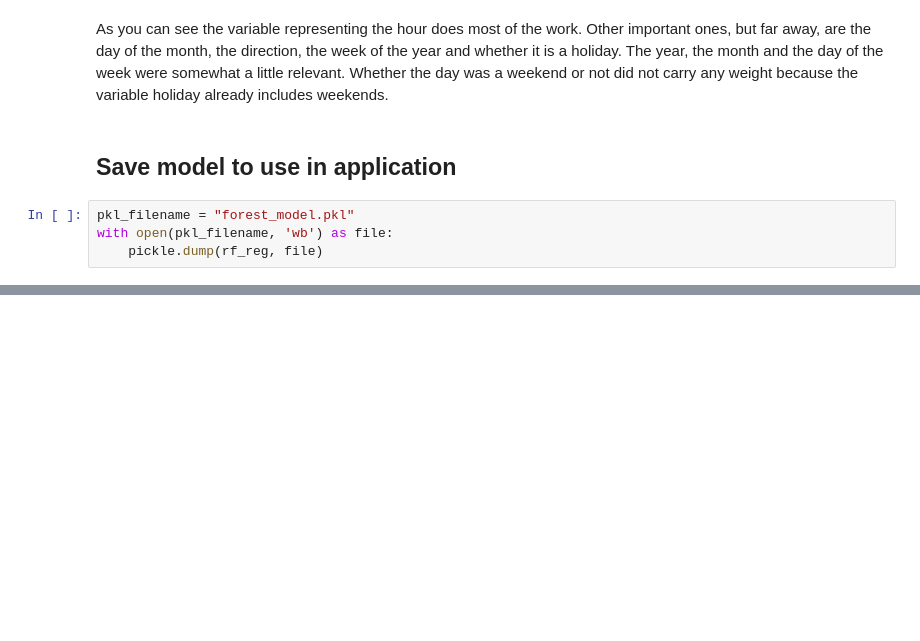
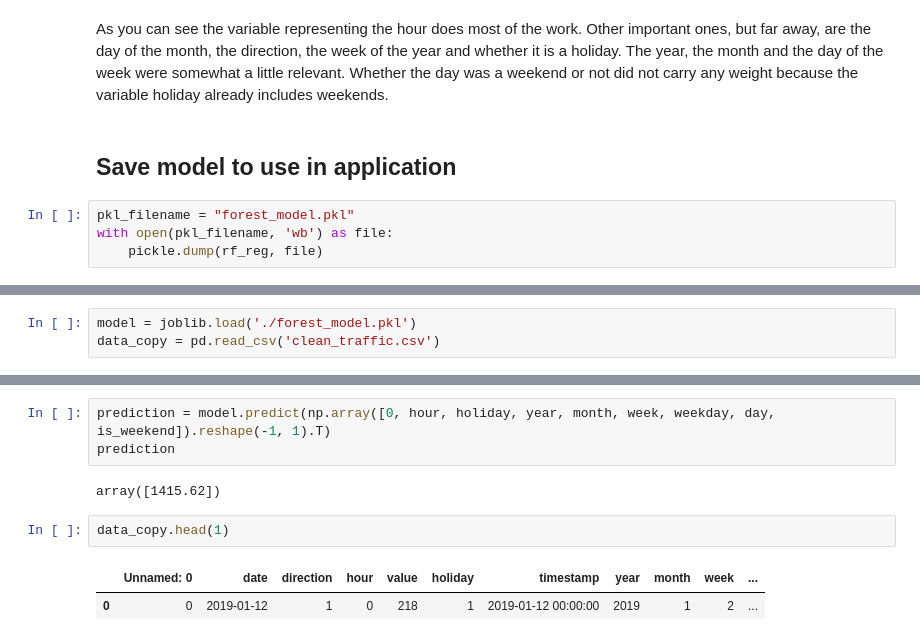
Before and after one commit to albertonietos/helsinki-traffic-prediction, a Jupyter notebook: model-building/ML_traffic_monitoring.ipynb, the cells around one changed output, grey strips where cells are left out. Drawn from its saved outputs; the diff is of its cells as text; blank space fills up the shorter version.

```diff
--- a/model-building/ML_traffic_monitoring.ipynb
+++ b/model-building/ML_traffic_monitoring.ipynb
@@ -354,0 +384,3 @@ with open(pkl_filename, 'wb') as file:
+# %%
+model = joblib.load('./forest_model.pkl')
+data_copy = pd.read_csv('clean_traffic.csv')
@@ -354,0 +425,10 @@ with open(pkl_filename, 'wb') as file:
+# %%
+prediction = model.predict(np.array([0, hour, holiday, year, month, week, weekday, day, is_weekend]).reshape(-1, 1).T)
+prediction
+# %% [output]
+array([1415.62])
+# %%
+data_copy.head(1)
+# %% [output]
+|  | Unnamed: 0 | date | direction | hour | value | holiday | timestamp | year | month | week | ... |
+| 0 | 0 | 2019-01-12 | 1 | 0 | 218 | 1 | 2019-01-12 00:00:00 | 2019 | 1 | 2 | ... |
```
Also changed, not shown: parts of 25 cells of this notebook, 2 other files.
